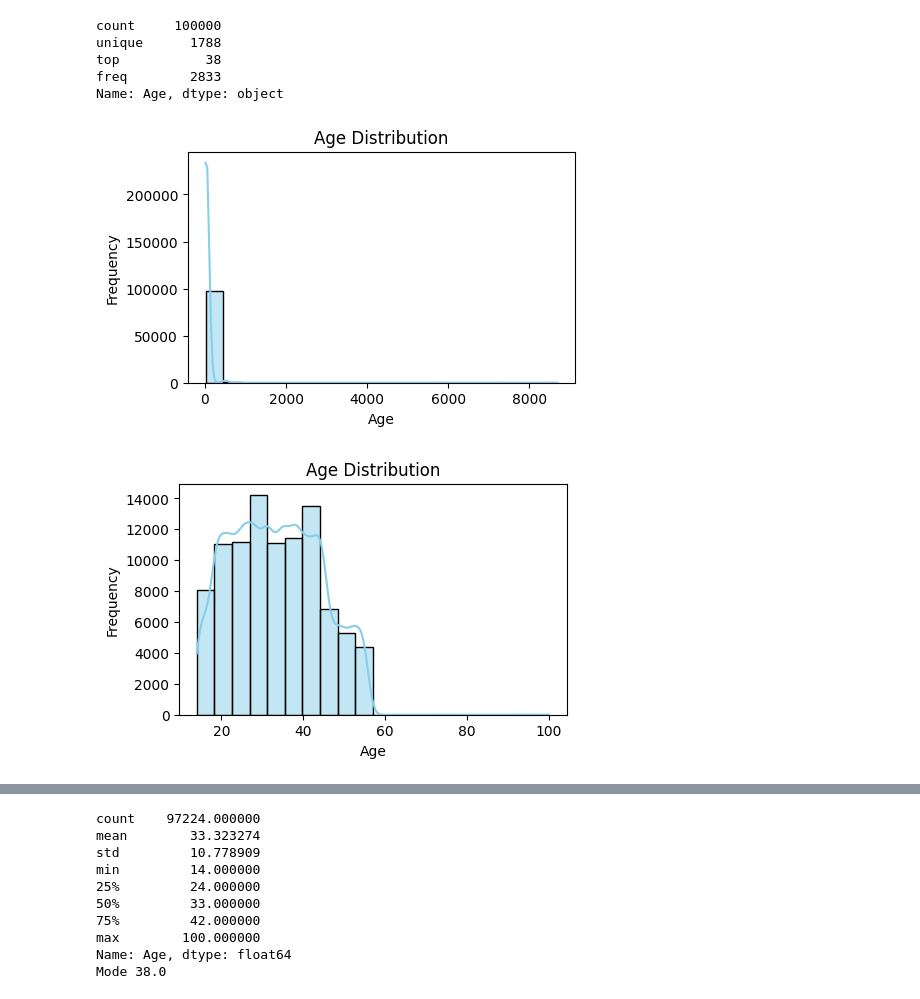
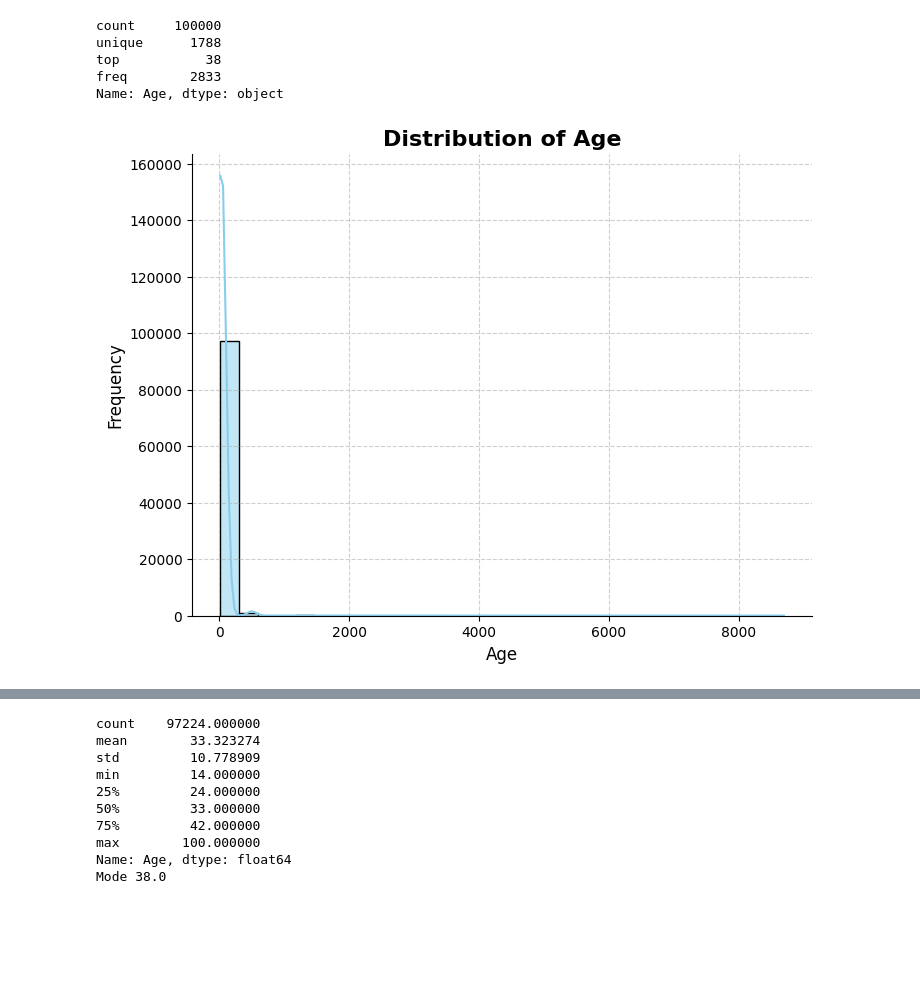
Before and after one commit to fuadh246/Credit-score-classification, a Jupyter notebook: Model/Model.ipynb, the cells around one changed output, grey strips where cells are left out. Saved outputs shown, nothing was run; the diff lists cells and outputs as text; code cells hidden in the pictures; blank space fills up the shorter version.

```diff
--- a/Model/Model.ipynb
+++ b/Model/Model.ipynb
@@ -169,23 +216,20 @@ unique      1788
 top           38
 freq        2833
 Name: Age, dtype: object
-# %%
-plt.figure(figsize=(5, 3))
-sns.histplot(data=df, x='Age', bins=20, kde=True, color='skyblue')
-plt.title('Age Distribution')
-plt.xlabel('Age')
-plt.ylabel('Frequency')
-plt.show()
-# %% [output]
-[figure, removed]
+# %%
+def plot_distribution(df, column_name):
+    plt.figure(figsize=(8, 6))  # Adjust figure size for better readability
+    sns.histplot(data=df, x=column_name, bins=30, kde=True, color='skyblue', edgecolor='black')  # Adding edgecolor for better visibility
+    plt.title('Distribution of ' + column_name, fontsize=16, fontweight='bold')  # Increase font size and add bold
+    plt.xlabel(column_name, fontsize=12)  # Increase font size
+    plt.ylabel('Frequency', fontsize=12)  # Increase font size
+    plt.grid(True, linestyle='--', alpha=0.6)  # Add gridlines with some transparency
+    plt.tick_params(axis='both', which='major', labelsize=10)  # Adjust tick label size
+    sns.despine()  # Remove the top and right spines
+    plt.show()
+# %%
+plot_distribution(df,'Age')
+# %% [output]
+[figure, added]
 # %%
 df['Age'] = df['Age'].apply(lambda x: np.NaN if x<0 or x>100 else x)
-# %%
-plt.figure(figsize=(5, 3))
-sns.histplot(data=df, x='Age', bins=20, kde=True, color='skyblue')
-plt.title('Age Distribution')
-plt.xlabel('Age')
-plt.ylabel('Frequency')
-plt.show()
-# %% [output]
-[figure, removed]
```
Also changed, not shown: parts of 24 cells of this notebook.
